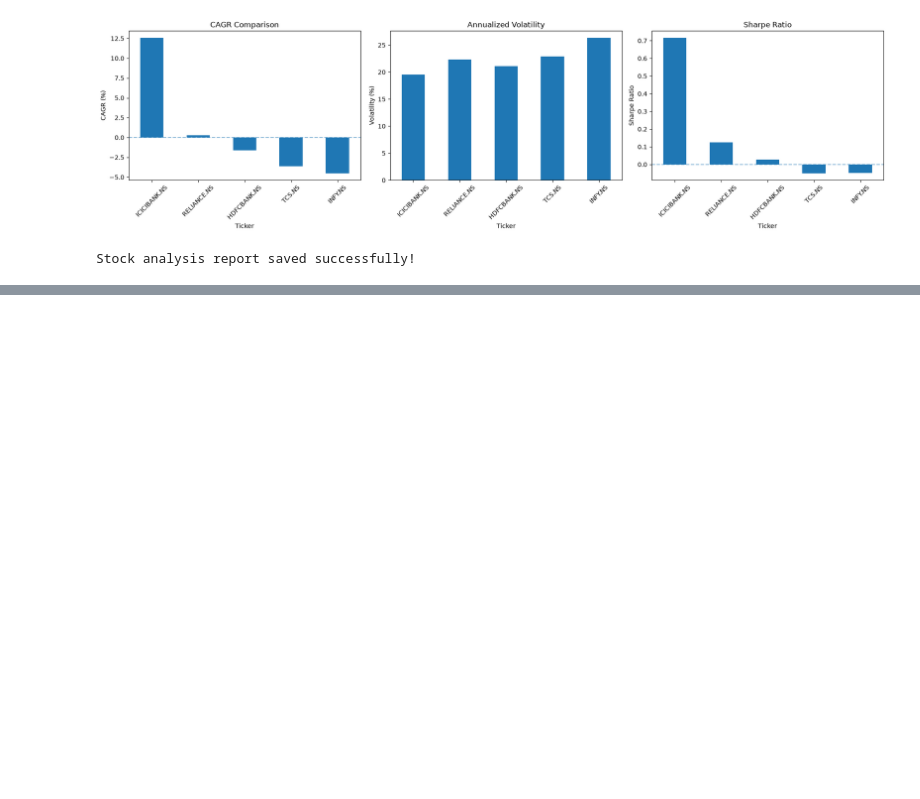
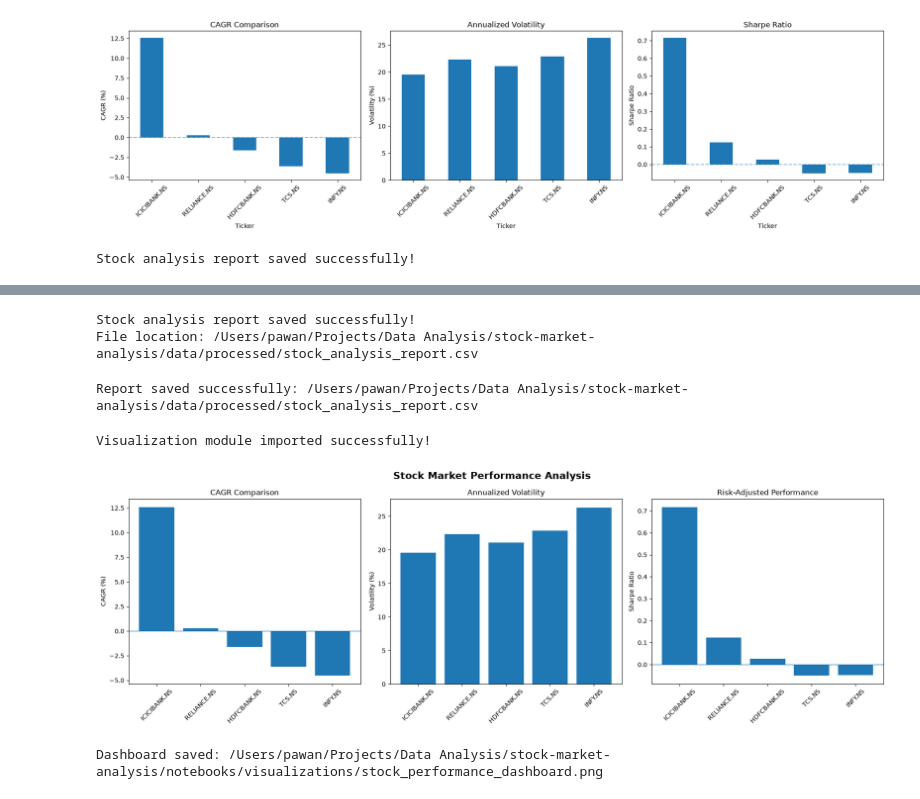
Before and after one commit to pawan646435/stock-market-analysis, a Jupyter notebook: notebooks/01_data_collection.ipynb, the cells around one changed output, grey strips where cells are left out. Cells and saved outputs as stored; diff of their text form; code cells hidden in the pictures; blank space fills up the shorter version.

Commit message:
Complete modular analysis and add Nifty 50 benchmark

```diff
--- a/notebooks/01_data_collection.ipynb
+++ b/notebooks/01_data_collection.ipynb
@@ -893,0 +948,4 @@ plt.show()
+# %%
+risk_return = calculate_return_statistics(cleaned_data)
+
+display(risk_return)
@@ -893,0 +1018,16 @@ plt.show()
+# %%
+# Assume a risk-free rate of 0%
+risk_free_rate = 0.0
+
+# Calculate Sharpe Ratio
+sharpe_ratio = calculate_sharpe_ratio(
+    cleaned_data,
+    risk_free_rate=risk_free_rate
+)
+
+# Add Sharpe Ratio to the summary
+risk_return["Sharpe_Ratio"] = sharpe_ratio
+
+display(
+    risk_return[["CAGR", "Annualized_Volatility", "Sharpe_Ratio"]]
+)
@@ -893,0 +1042,21 @@ plt.show()
+# %%
+# Create the final stock analysis report
+stock_report = risk_return[
+    [
+        "Mean_Return",
+        "Volatility",
+        "Annualized_Mean_Return",
+        "Annualized_Volatility",
+        "CAGR",
+        "Sharpe_Ratio"
+    ]
+].copy()
+
+# Rank stocks by CAGR
+stock_report = stock_report.sort_values(
+    by="CAGR",
+    ascending=False
+)
+
+# Display the final report
+display(stock_report.round(3))
@@ -893,0 +1071,34 @@ plt.show()
+# %%
+# Save the final stock analysis report
+
+report_path = Path("../data/processed/stock_analysis_report.csv")
+
+stock_report.to_csv(
+    report_path,
+    index=True
+)
+
+print("Stock analysis report saved successfully!")
+print("File location:", report_path.resolve())
+# %% [output]
+Stock analysis report saved successfully!
+File location: /Users/pawan/Projects/Data Analysis/stock-market-analysis/data/processed/stock_analysis_report.csv
+# %%
+# Save the final report using our reusable function
+save_stock_report(
+    stock_report,
+    output_path="../data/processed/stock_analysis_report.csv"
+)
+# %% [output]
+Report saved successfully: /Users/pawan/Projects/Data Analysis/stock-market-analysis/data/processed/stock_analysis_report.csv
+# %%
+from src.visualization import create_stock_dashboard
+
+print("Visualization module imported successfully!")
+# %% [output]
+Visualization module imported successfully!
+# %%
+create_stock_dashboard(stock_report)
+# %% [output]
+[figure, added]
+Dashboard saved: /Users/pawan/Projects/Data Analysis/stock-market-analysis/notebooks/visualizations/stock_performance_dashboard.png
```
Also changed, not shown: parts of 22 cells of this notebook, 8 other files.
